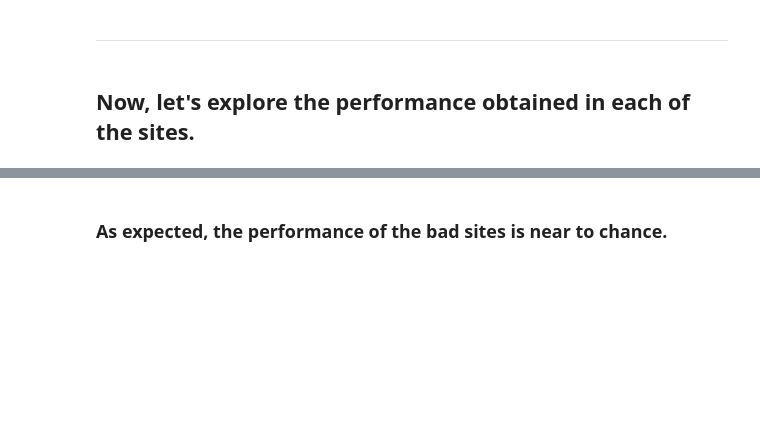
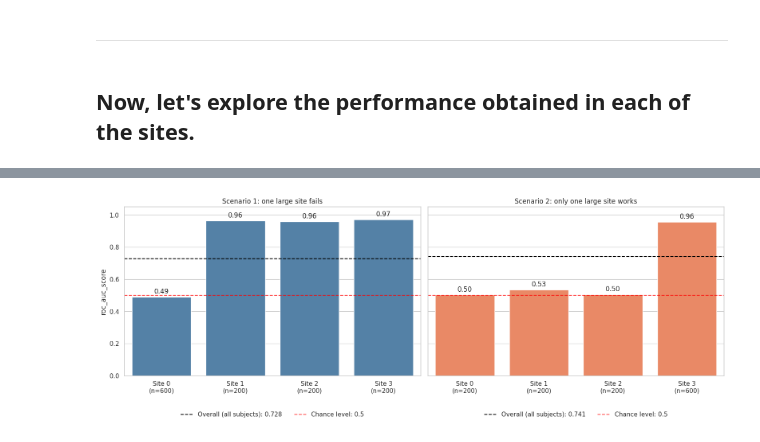
Before and after one commit to N-Nieto/OHBM2026_Educational_course_harmonization, a Jupyter notebook: notebooks/block03/B3_N3_Metrics_by_Site.ipynb, the cells around one changed output, grey strips where cells are left out. Saved outputs shown, nothing was run; the diff lists cells and outputs as text; code cells hidden in the pictures; blank space fills up the shorter version.

```diff
--- a/notebooks/block03/B3_N3_Metrics_by_Site.ipynb
+++ b/notebooks/block03/B3_N3_Metrics_by_Site.ipynb
@@ -32,8 +35,6 @@ clf = LogisticRegression(random_state=random_state)
 # %%
-from uniharmony.metrics import report_metrics_by_site
-
 # One metric or a list of metrics to calculate.
 metrics_to_use = [balanced_accuracy_score, roc_auc_score]
 
 # While we compute two metrics, we will only plot one.
-metric_to_plot = str(metrics_to_use[0].__name__)
+metric_to_plot = roc_auc_score.__name__
@@ -81 +48,10 @@ metric_s1 = report_metrics_by_site(
+# %%
+metric_s1, n_per_site_s1 = run_metrics_by_site_scenario(
+    n_samples_per_site=[600, 200, 200, 200],
+    bad_sites=[0],
+    clf=clf,
+    cv=cv,
+    random_state=random_state,
+    metrics=metrics_to_use,
+)
 # %% [markdown]
@@ -121,0 +74,11 @@ metric_s2 = report_metrics_by_site(y_test, y_pred_s2, sites_test, metrics_to_use
+# %%
+metric_s2, n_per_site_s2 = run_metrics_by_site_scenario(
+    n_samples_per_site=[200, 200, 200, 600],
+    bad_sites=[0, 1, 2],
+    clf=clf,
+    cv=cv,
+    random_state=random_state,
+    metrics=metrics_to_use,
+)
+for metric, values in metric_s2.items():
+    print(metric, {site: round(v, 3) for site, v in values.items()})
@@ -126,6 +91,0 @@ metric_s2 = report_metrics_by_site(y_test, y_pred_s2, sites_test, metrics_to_use
-# %%
-# Extract global performance for both scenarios
-metric_global_s1 = metric_s1[metric_to_plot].pop("overall")
-metric_global_s2 = metric_s2[metric_to_plot].pop("overall")
-print("=="*40)
-print(f" Overall performance for Scenario 1: {metric_global_s1:0.4f} \n Overall performance for Scenario 2: {metric_global_s2:0.4f}")
@@ -210,2 +109,14 @@ plt.show()
-# %% [markdown]
-### As expected, the performance of the **bad** sites is near to chance.
+# %%
+fig, axes = plt.subplots(1, 2, figsize=(16, 6), sharey=True)
+plot_metrics_by_site(
+    axes[0], metric_s1, metric_to_plot, n_per_site_s1,
+    "Scenario 1: one large site fails", color="steelblue",
+)
+plot_metrics_by_site(
+    axes[1], metric_s2, metric_to_plot, n_per_site_s2,
+    "Scenario 2: only one large site works", color="coral",
+)
+plt.tight_layout()
+plt.show()
+# %% [output]
+[figure, added]
```
Also changed, not shown: parts of 22 cells of this notebook, 2 other files.
